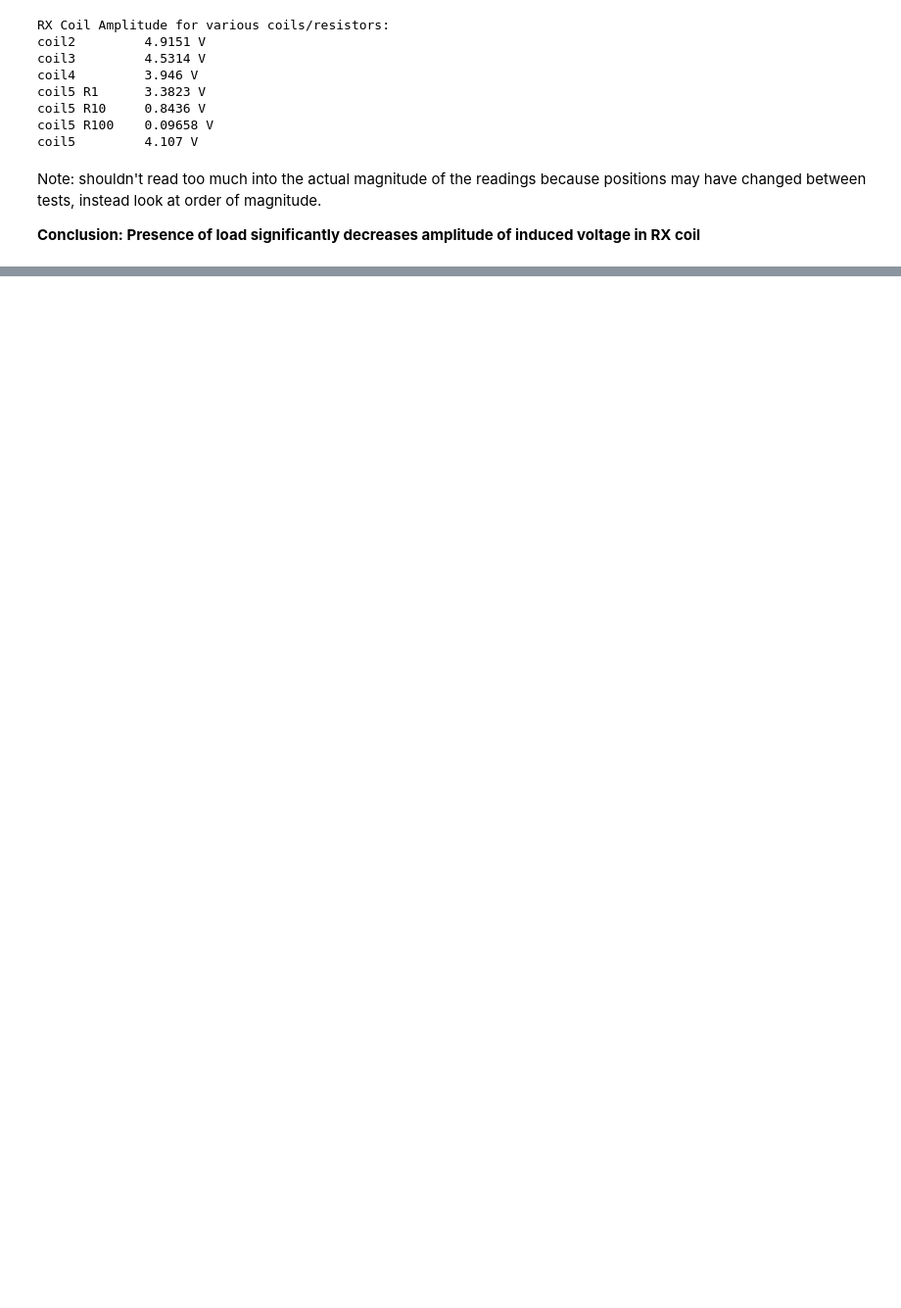
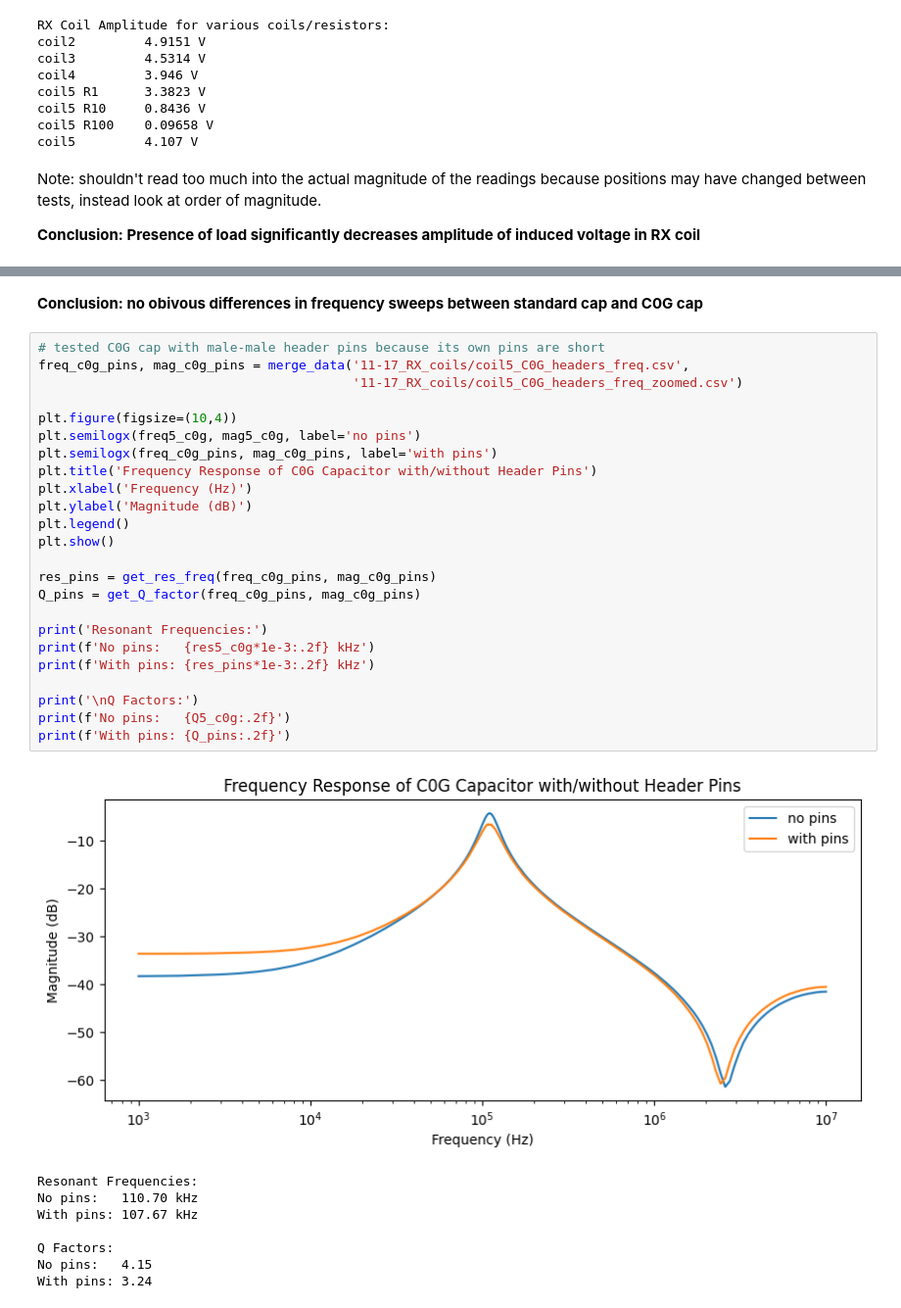
Before and after one commit to davisgtoth/Wireless-Drone-Data-Analysis, a Jupyter notebook: analysis.ipynb, the cells around one changed output, grey strips where cells are left out. Shown at 98% size. Cells and saved outputs as stored; diff of their text form; blank space fills up the shorter version.

```diff
--- a/analysis.ipynb
+++ b/analysis.ipynb
@@ -259,0 +371,35 @@ Note: shouldn't read too much into the actual magnitude of the readings because
+# %% [markdown]
+**Conclusion: no obivous differences in frequency sweeps between standard cap and C0G cap**
+# %%
+# tested C0G cap with male-male header pins because its own pins are short
+freq_c0g_pins, mag_c0g_pins = merge_data('11-17_RX_coils/coil5_C0G_headers_freq.csv',
+                                         '11-17_RX_coils/coil5_C0G_headers_freq_zoomed.csv')
+
+plt.figure(figsize=(10,4))
+plt.semilogx(freq5_c0g, mag5_c0g, label='no pins')
+plt.semilogx(freq_c0g_pins, mag_c0g_pins, label='with pins')
+plt.title('Frequency Response of C0G Capacitor with/without Header Pins')
+plt.xlabel('Frequency (Hz)')
+plt.ylabel('Magnitude (dB)')
+plt.legend()
+plt.show()
+
+res_pins = get_res_freq(freq_c0g_pins, mag_c0g_pins)
+Q_pins = get_Q_factor(freq_c0g_pins, mag_c0g_pins)
+
+print('Resonant Frequencies:')
+print(f'No pins:   {res5_c0g*1e-3:.2f} kHz')
+print(f'With pins: {res_pins*1e-3:.2f} kHz')
+
+print('\nQ Factors:')
+print(f'No pins:   {Q5_c0g:.2f}')
+print(f'With pins: {Q_pins:.2f}')
+# %% [output]
+[figure, added]
+Resonant Frequencies:
+No pins:   110.70 kHz
+With pins: 107.67 kHz
+
+Q Factors:
+No pins:   4.15
+With pins: 3.24
```
Also changed, not shown: parts of 19 cells of this notebook, 51 other files.
